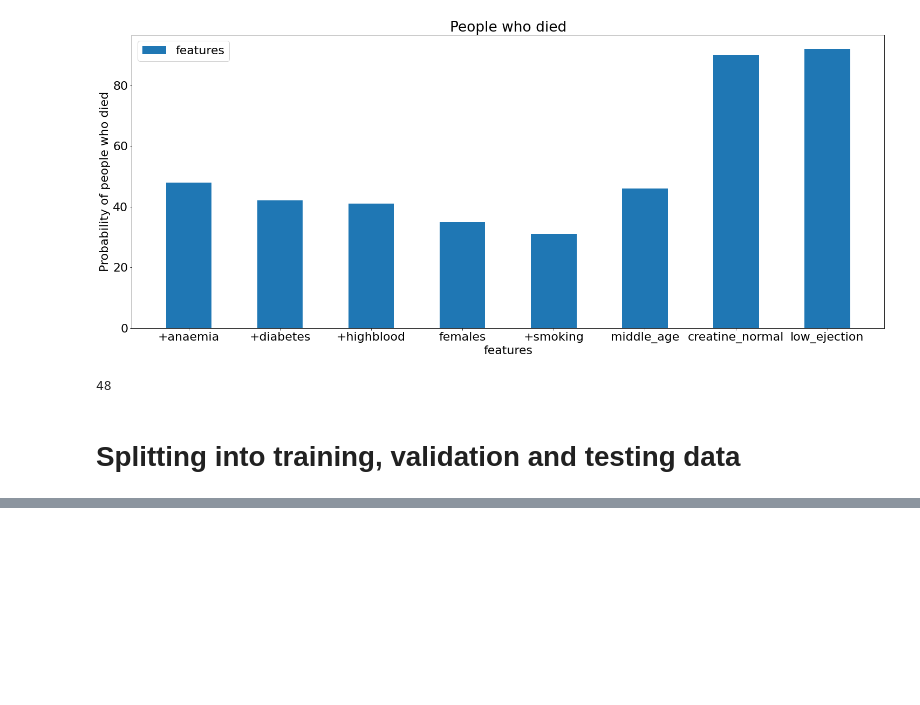
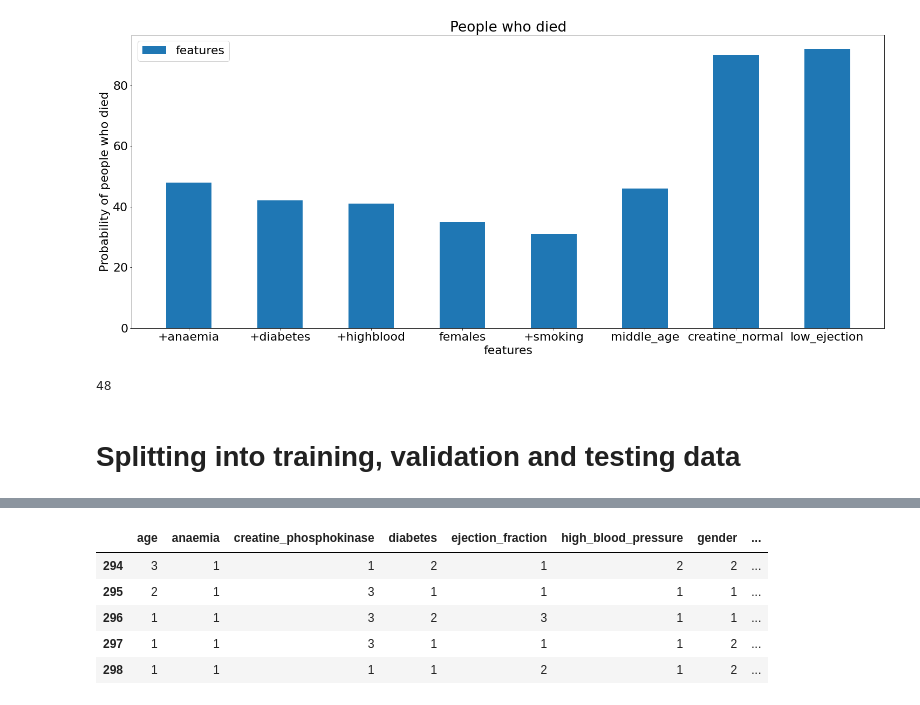
Before and after one commit to Artificial-Intelligence-101/ML, a Jupyter notebook: Naive_Bayes.ipynb, the cells around one changed output, grey strips where cells are left out. Cells and saved outputs as stored; diff of their text form; code cells hidden in the pictures; blank space fills up the shorter version.

```diff
--- a/Naive_Bayes.ipynb
+++ b/Naive_Bayes.ipynb
@@ -166,0 +197,9 @@ print(probability_anaemia)
+# %%
+data.tail()
+# %% [output]
+|  | age | anaemia | creatine_phosphokinase | diabetes | ejection_fraction | high_blood_pressure | gender | ... |
+| 294 | 3 | 1 | 1 | 2 | 1 | 2 | 2 | ... |
+| 295 | 2 | 1 | 3 | 1 | 1 | 1 | 1 | ... |
+| 296 | 1 | 1 | 3 | 2 | 3 | 1 | 1 | ... |
+| 297 | 1 | 1 | 3 | 1 | 1 | 1 | 2 | ... |
+| 298 | 1 | 1 | 1 | 1 | 2 | 1 | 2 | ... |
```
Also changed, not shown: parts of 3 cells of this notebook.
